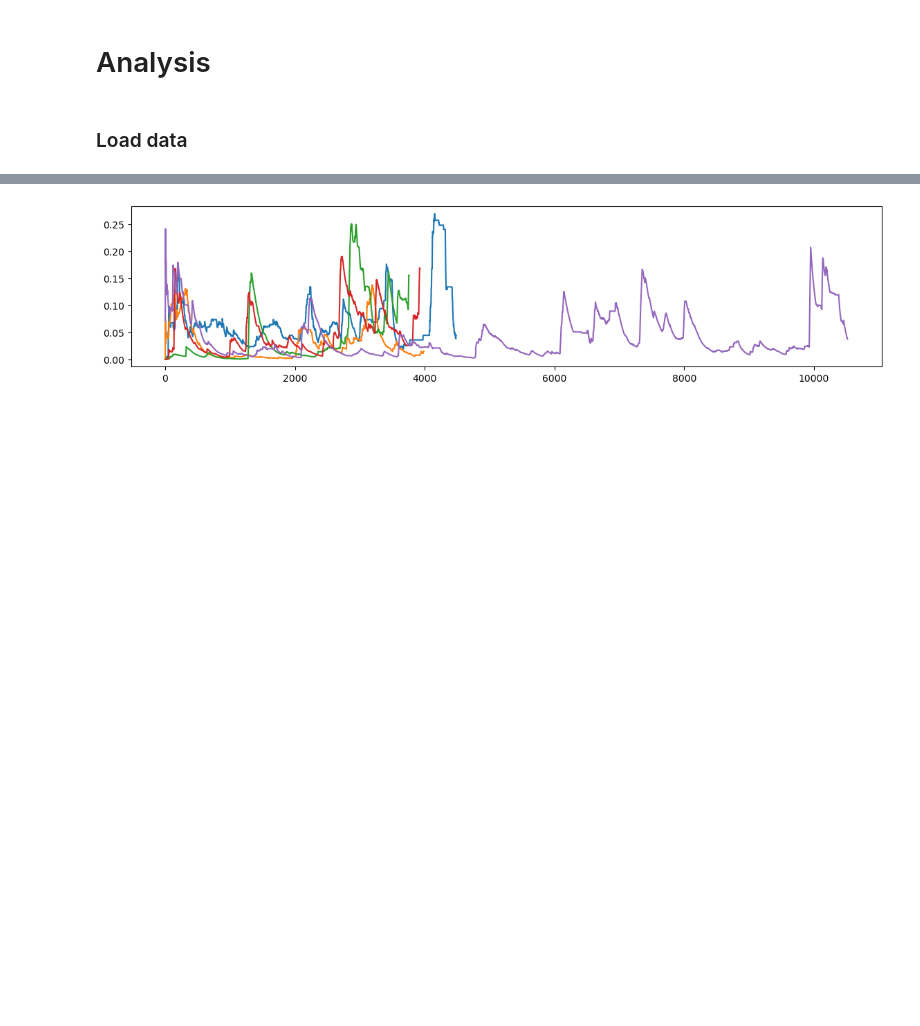
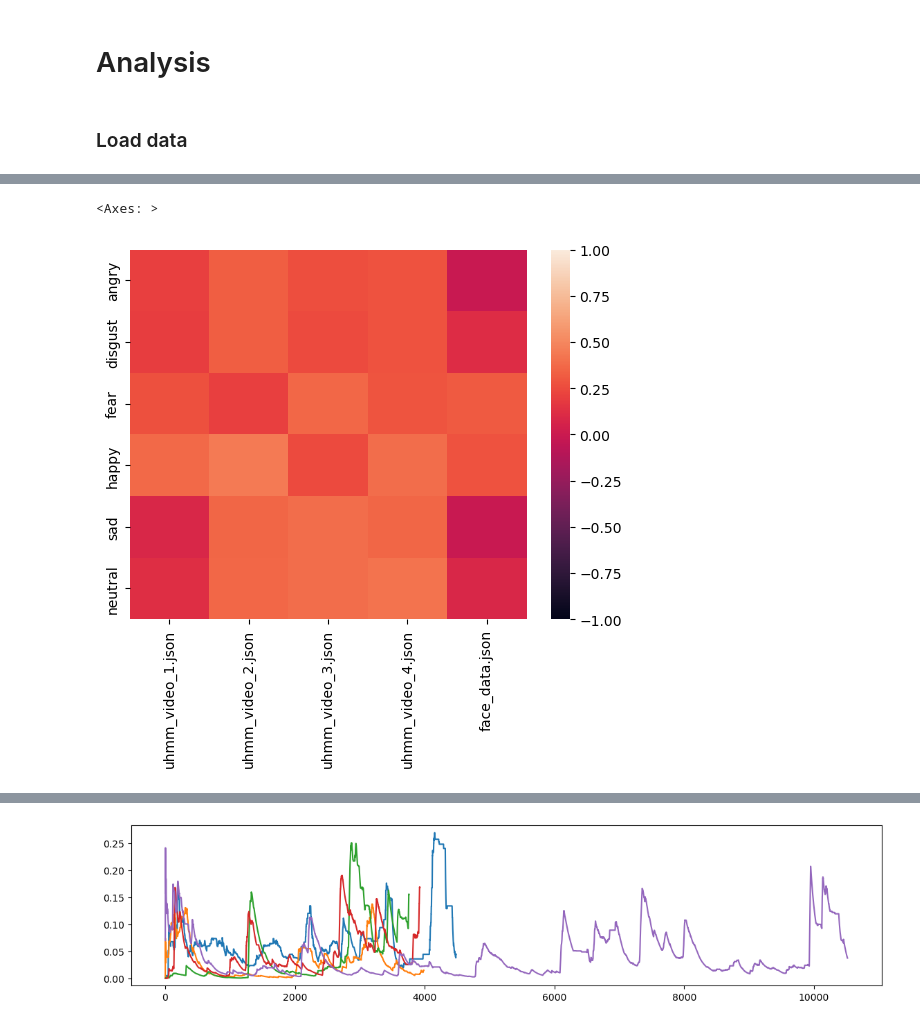
Before and after one commit to chelicerae/attention_tracking, a Jupyter notebook: emotion_synchronity.ipynb, the cells around one changed output, grey strips where cells are left out. Drawn from its saved outputs; the diff is of its cells as text; code cells hidden in the pictures; blank space fills up the shorter version.

```diff
--- a/emotion_synchronity.ipynb
+++ b/emotion_synchronity.ipynb
@@ -137,0 +163,5 @@ smoothing_window
+# %%
+mean_corr_df = pd.DataFrame(
+    [emotions_df_dict[emotion].corr().mean() for emotion in emotions], index=emotions
+)
+mean_corr_df
@@ -137,0 +177,7 @@ smoothing_window
+# %%
+sns.heatmap(
+    mean_corr_df, vmin=-1, vmax=1,
+)
+# %% [output]
+<Axes: >
+[figure, added]
```
Also changed, not shown: parts of 22 cells of this notebook.
